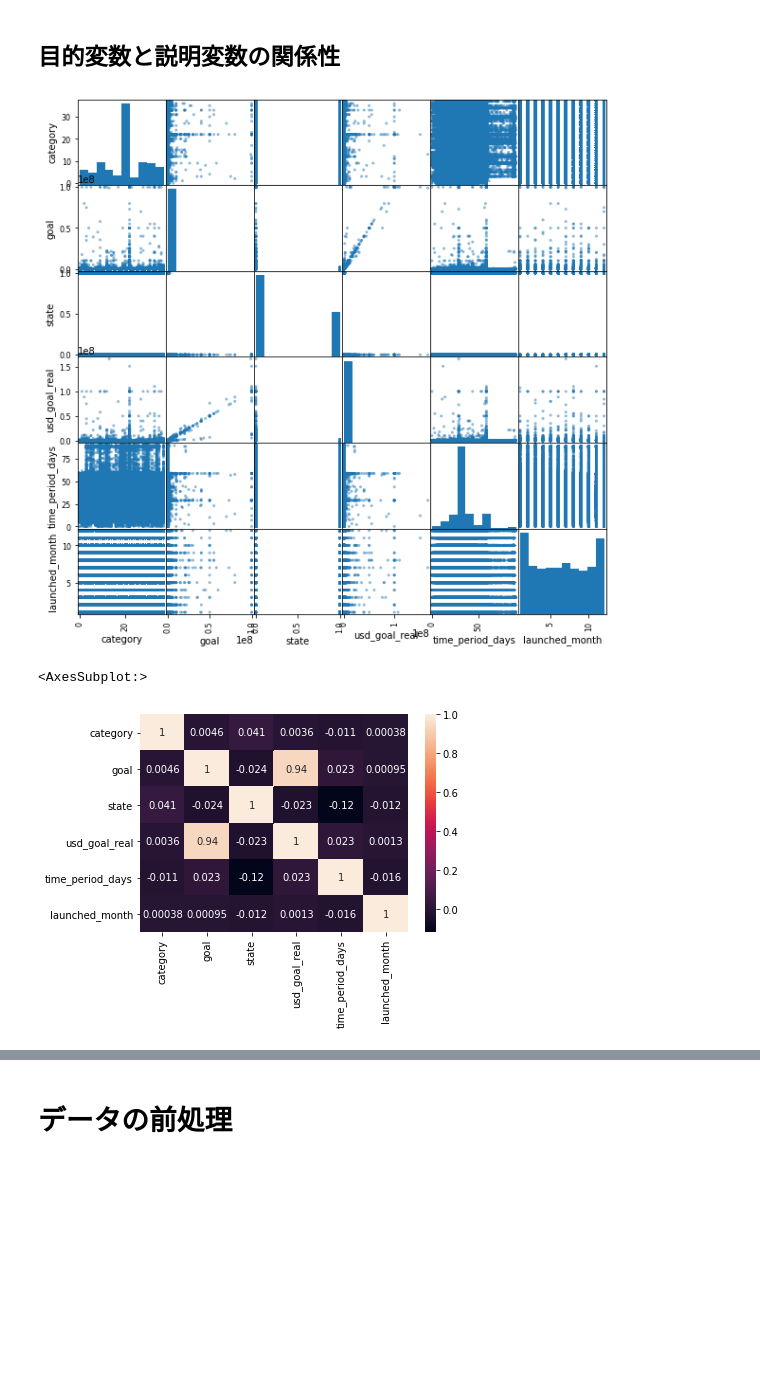
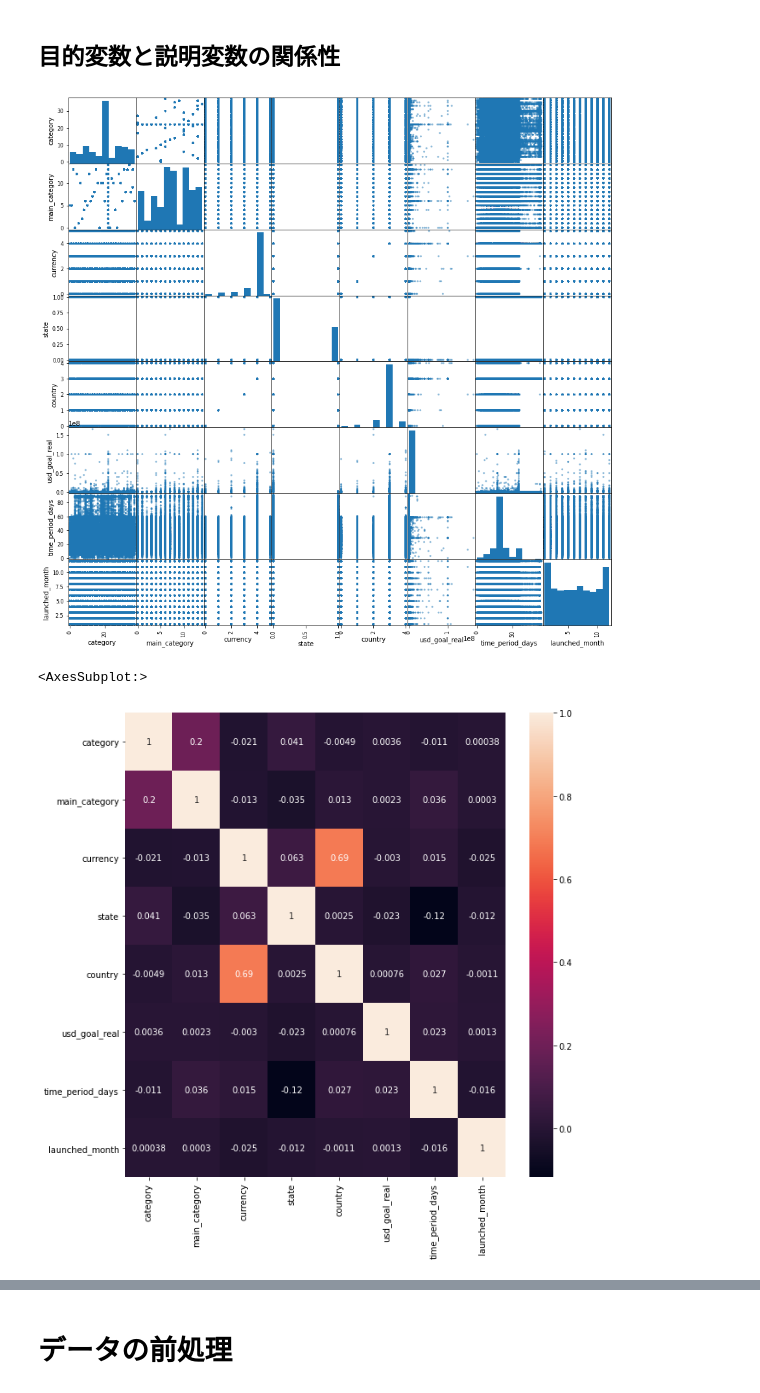
Before and after one commit to TSk-s/Intern, a Jupyter notebook: kickstarter_classification_1.ipynb, the cells around one changed output, grey strips where cells are left out. Drawn from its saved outputs; the diff is of its cells as text; code cells hidden in the pictures; blank space fills up the shorter version.

```diff
--- a/kickstarter_classification_1.ipynb
+++ b/kickstarter_classification_1.ipynb
@@ -830,0 +873,5 @@ usd_goal_realは約5万種で構成されており，
+# %%
+# dataから説明変数として用いない変数を消去
+data.drop(['goal'], axis=1, inplace=True)
+
+data.head()
@@ -889,0 +957,4 @@ data_exp.head()
+# %%
+encoded = le.fit(data_exp['currency'])
+data_exp['currency'] = encoded.transform(data_exp['currency'])
+data_exp.head()
@@ -889,0 +968,4 @@ data_exp.head()
+# %%
+encoded = le.fit(data_exp['country'])
+data_exp['country'] = encoded.transform(data_exp['country'])
+data_exp.head()
@@ -889,0 +979,4 @@ data_exp.head()
+# %%
+encoded = le.fit(data_exp['main_category'])
+data_exp['main_category'] = encoded.transform(data_exp['main_category'])
+data_exp.head()
@@ -890,12 +990,14 @@ data_exp.head()
 # %% [markdown]
 ## 目的変数と説明変数の関係性
 # %%
-pd.plotting.scatter_matrix(data_exp, figsize=(10, 10))
+pd.plotting.scatter_matrix(data_exp, figsize=(15, 15))
 plt.show()
 # %% [output]
-[figure, old version]
+[figure, new version]
 # %%
+# 各変数の相関係数
+plt.figure(figsize=(10, 10))
 sns.heatmap(data_exp.corr(), annot=True)
 # %% [output]
 <AxesSubplot:>
-[figure, old version]
+[figure, new version]
```
Also changed, not shown: parts of 25 cells of this notebook.
